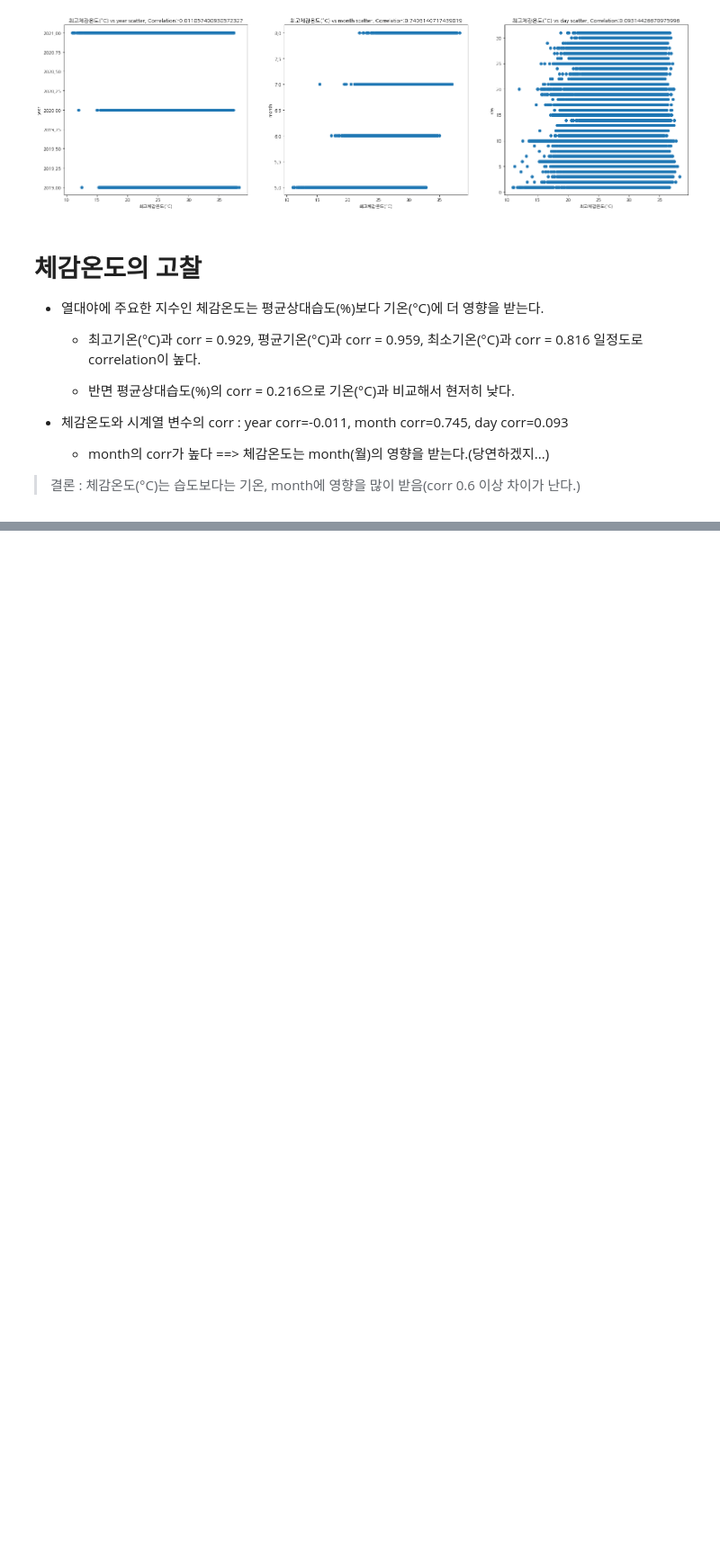
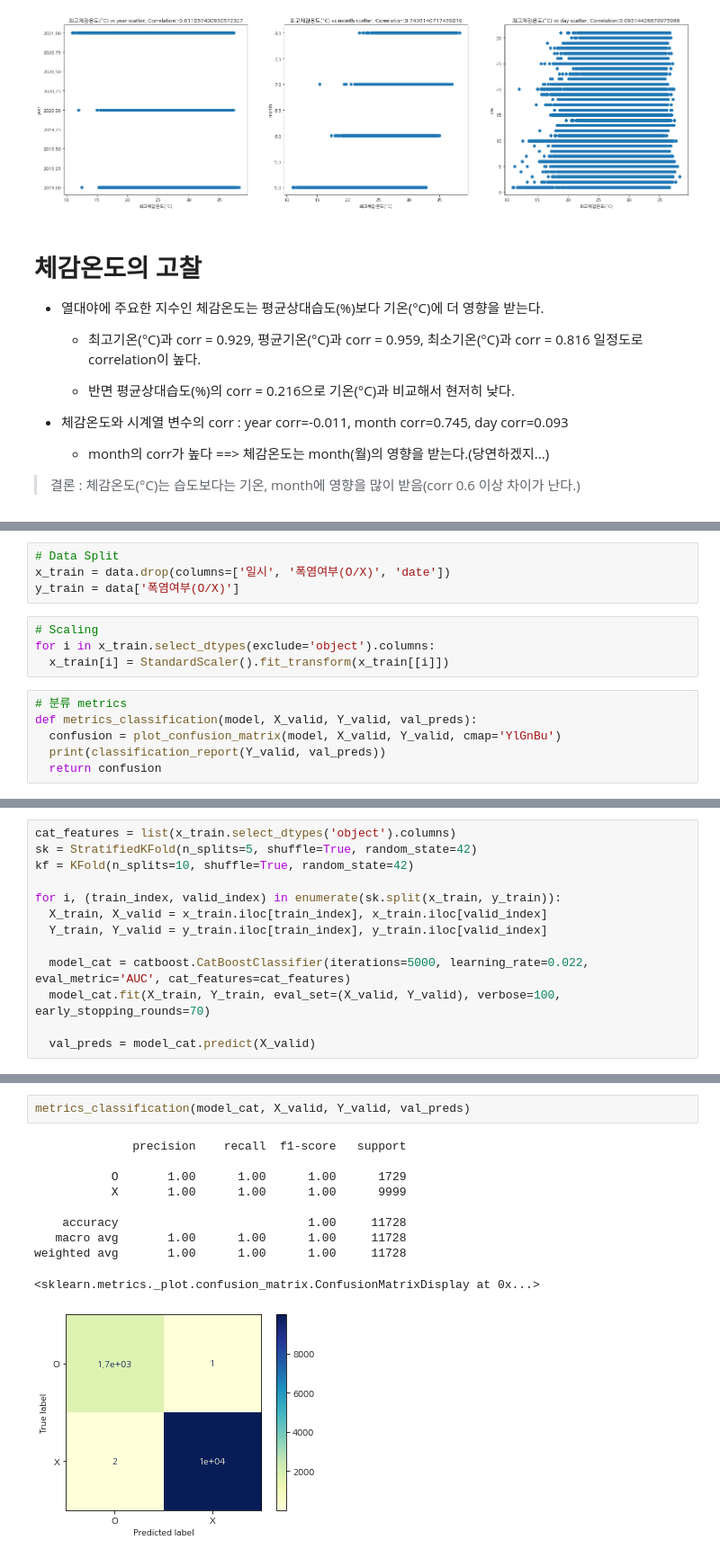
Before and after one commit to O-Kpy/Project, a Jupyter notebook: 기상데이터(폭염)_데이터분석(project2).ipynb, the cells around one changed output, grey strips where cells are left out. Shown at 90% size. Saved outputs shown, nothing was run; the diff lists cells and outputs as text; blank space fills up the shorter version.

```diff
--- a/기상데이터(폭염)_데이터분석(project2).ipynb
+++ b/기상데이터(폭염)_데이터분석(project2).ipynb
@@ -471,0 +491,14 @@ for j, i in enumerate(['year', 'month', 'day']):
+# %%
+# Data Split
+x_train = data.drop(columns=['일시', '폭염여부(O/X)', 'date'])
+y_train = data['폭염여부(O/X)']
+# %%
+# Scaling
+for i in x_train.select_dtypes(exclude='object').columns:
+  x_train[i] = StandardScaler().fit_transform(x_train[[i]])
+# %%
+# 분류 metrics
+def metrics_classification(model, X_valid, Y_valid, val_preds):
+  confusion = plot_confusion_matrix(model, X_valid, Y_valid, cmap='YlGnBu')
+  print(classification_report(Y_valid, val_preds))
+  return confusion
@@ -471,0 +507,13 @@ for j, i in enumerate(['year', 'month', 'day']):
+# %%
+cat_features = list(x_train.select_dtypes('object').columns)
+sk = StratifiedKFold(n_splits=5, shuffle=True, random_state=42)
+kf = KFold(n_splits=10, shuffle=True, random_state=42)
+
+for i, (train_index, valid_index) in enumerate(sk.split(x_train, y_train)):
+  X_train, X_valid = x_train.iloc[train_index], x_train.iloc[valid_index]
+  Y_train, Y_valid = y_train.iloc[train_index], y_train.iloc[valid_index]
+
+  model_cat = catboost.CatBoostClassifier(iterations=5000, learning_rate=0.022, eval_metric='AUC', cat_features=cat_features)
+  model_cat.fit(X_train, Y_train, eval_set=(X_valid, Y_valid), verbose=100, early_stopping_rounds=70)
+
+  val_preds = model_cat.predict(X_valid)
@@ -471,0 +538,13 @@ for j, i in enumerate(['year', 'month', 'day']):
+# %%
+metrics_classification(model_cat, X_valid, Y_valid, val_preds)
+# %% [output]
+              precision    recall  f1-score   support
+
+           O       1.00      1.00      1.00      1729
+           X       1.00      1.00      1.00      9999
+
+    accuracy                           1.00     11728
+   macro avg       1.00      1.00      1.00     11728
+weighted avg       1.00      1.00      1.00     11728
+<sklearn.metrics._plot.confusion_matrix.ConfusionMatrixDisplay at 0x...>
+[figure, added]
```
Also changed, not shown: parts of 38 cells of this notebook.
